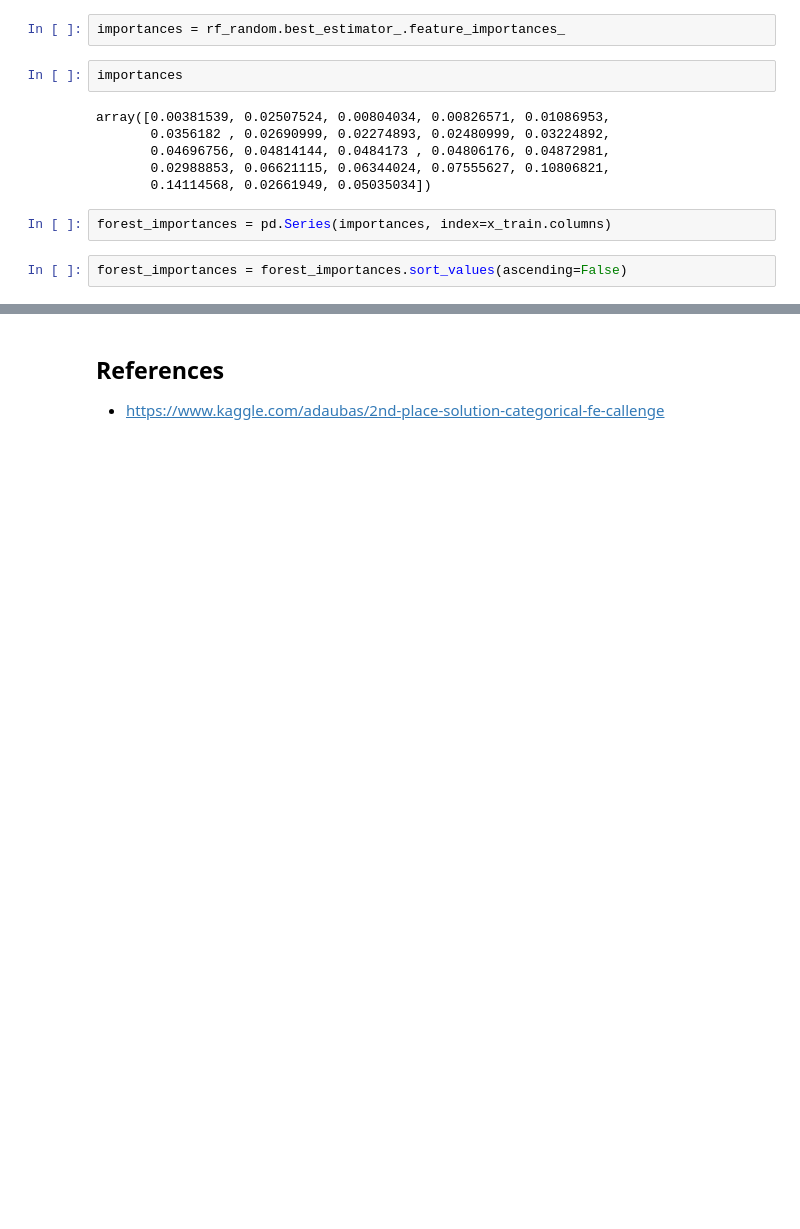
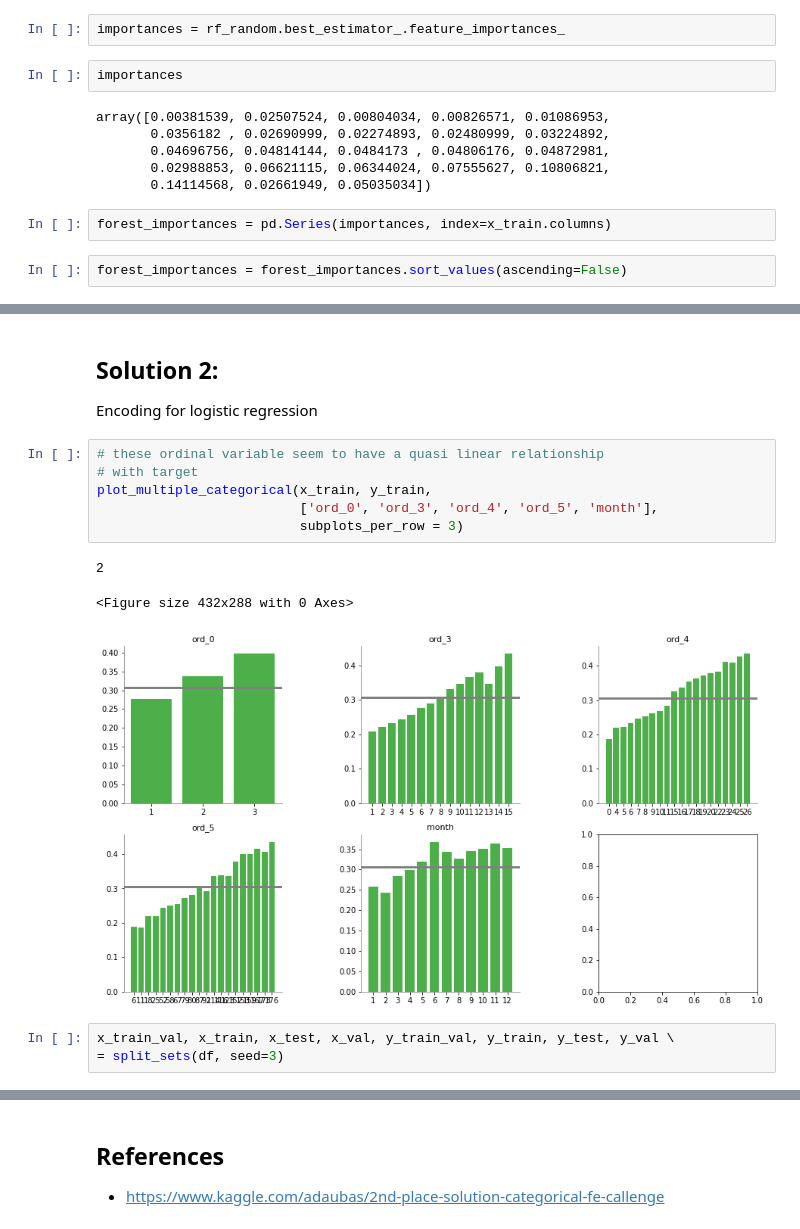
Before and after one commit to yanneta/msds699, a Jupyter notebook: notebooks/3_categorical_encoding.ipynb, the cells around one changed output, grey strips where cells are left out. Drawn from its saved outputs; the diff is of its cells as text; blank space fills up the shorter version.

```diff
--- a/notebooks/3_categorical_encoding.ipynb
+++ b/notebooks/3_categorical_encoding.ipynb
@@ -315,0 +339,16 @@ fig.tight_layout()
+# %% [markdown]
+## Solution 2:
+Encoding for logistic regression
+# %%
+# these ordinal variable seem to have a quasi linear relationship
+# with target
+plot_multiple_categorical(x_train, y_train,
+                          ['ord_0', 'ord_3', 'ord_4', 'ord_5', 'month'],
+                          subplots_per_row = 3)
+# %% [output]
+2
+<Figure size 432x288 with 0 Axes>
+[figure, added]
+# %%
+x_train_val, x_train, x_test, x_val, y_train_val, y_train, y_test, y_val \
+= split_sets(df, seed=3)
```
Also changed, not shown: parts of 40 cells of this notebook.
